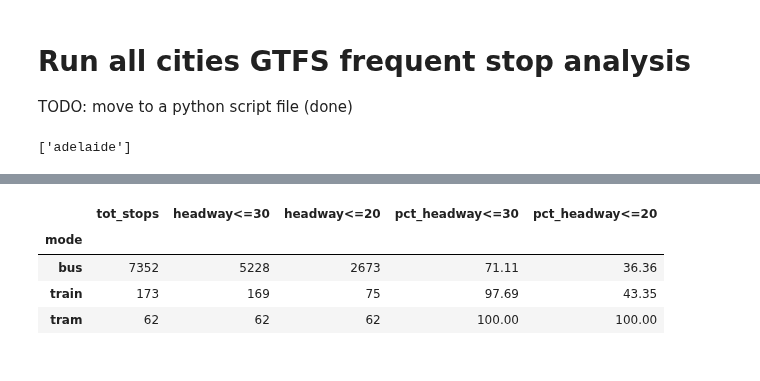
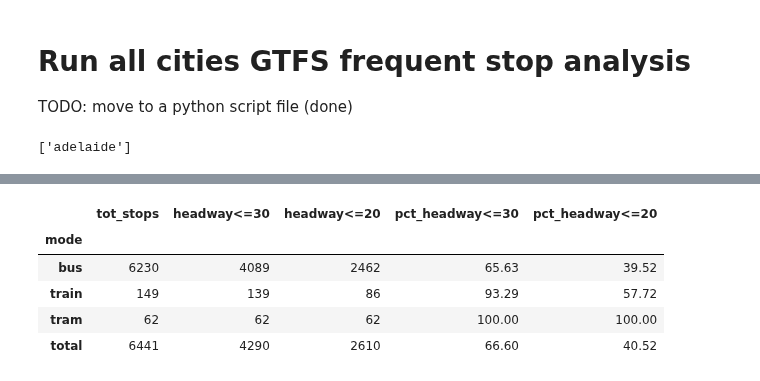
Before and after one commit to healthysustainablecities/global-indicators, a Jupyter notebook: process/GTFS_freq_stop/setup_GTFS_frequent_stops_headway.ipynb, the cells around one changed output, grey strips where cells are left out. Cells and saved outputs as stored; diff of their text form; code cells hidden in the pictures.

Commit message:
update GTFS, add start and end data feature, and file crs while saving

```diff
--- a/process/GTFS_freq_stop/setup_GTFS_frequent_stops_headway.ipynb
+++ b/process/GTFS_freq_stop/setup_GTFS_frequent_stops_headway.ipynb
@@ -184,13 +178,13 @@ end_date=GTFS['{}'.format(city)]['end_date_mmdd']
 peak_hour = GTFS['{}'.format(city)]['modes']['bus']['day_time']
 start_hour = peak_hour[0]
 end_hour = peak_hour[1]
+bbox = GTFS['{}'.format(city)]['bbox']
+crs = GTFS['{}'.format(city)]['crs']
 
 
 headway_intervals = GTFS['{}'.format(city)]['modes']['bus']['intervals']
 route_types = GTFS['{}'.format(city)]['modes']['bus']['route_types']
 agency_ids = GTFS['{}'.format(city)]['modes']['bus']['agency_id']
-
-shape_layer_name = 'Buffered Adelaide'
 # %% [markdown]
 # Load GTFS data into an UrbanAccess transit data frame
 # %% [markdown]
@@ -200,6 +194,7 @@ shape_layer_name = 'Buffered Adelaide'
 - Loading GTFS data into a UrbanAccess transit data object
 # %%
 # revise based on origional function from UrbanAccess, take out the add agency and route type features
-loaded_feeds = ua_load.gtfsfeed_to_df(gtfsfeed_path=gtfsfeed_path)
+# we may want to limit the stops within the study region bounding box for efficiency, as some feeds are regional system
+loaded_feeds = ua_load.gtfsfeed_to_df(gtfsfeed_path=gtfsfeed_path, validation=True, bbox=bbox, remove_stops_outsidebbox=True)
 # %% [output]
 --------------------------------
@@ -331,6 +352,6 @@ def get_weekly_extract_start_date(daily_trip_counts, weekdays_at_least_of_max=0.
 # ensured that all weekdays have at least 90% of the maximum number of
 # daily PT trips during the time span of the week-long extract.
 daily_trip_counts = get_trip_counts_per_day(loaded_feeds)
-usual_start_date = get_weekly_extract_start_date(daily_trip_counts, weekdays_at_least_of_max=0.9, start_date=start_date)
+usual_start_date = get_weekly_extract_start_date(daily_trip_counts, weekdays_at_least_of_max=0.9, start_date=start_date, end_date=end_date)
 usual_start_date
 # %% [output]
@@ -435,6 +457,8 @@ TODO: move to a python script file (done)
 # %% [output]
 ['adelaide']
 # %%
+from gtfs_headway_analysis import *
+
 # get the work directory
 dirname = os.path.abspath('')
 
@@ -442,20 +466,22 @@ dirname = os.path.abspath('')
 gpkgPath_output = os.path.join(dirname, 'frequent_transit_headway_2020May_python.gpkg')
 
 
-for city in [list(GTFS.keys())[0]]:
-    #print(city)
+for city in GTFS.keys():
     city_config = GTFS['{}'.format(city)]
     gtfsfeed_path = city_config['gtfs_filename']
     start_date = city_config['start_date_mmdd']
     end_date = city_config['end_date_mmdd']
     authority = city_config['gtfs_provider']
+    bbox = GTFS['{}'.format(city)]['bbox']
+    crs = GTFS['{}'.format(city)]['crs']
     hour = 'day_time'
 
     # load GTFS Feed
-    loaded_feeds = ua_load.gtfsfeed_to_df(gtfsfeed_path=gtfsfeed_path)
+    loaded_feeds = ua_load.gtfsfeed_to_df(gtfsfeed_path=gtfsfeed_path, validation=True, bbox=bbox, remove_stops_outsidebbox=True)
 
     stop_frequent = pd.DataFrame()
     for mode in city_config['modes'].keys():
+        #print(mode)
         startTime = time.time()
         print('Start to process {} {} analysis during {}'.format(city, mode, hour))
 
@@ -469,52 +495,62 @@ for city in [list(GTFS.keys())[0]]:
 
         #count trips per day
         daily_trip_counts = get_trip_counts_per_day(loaded_feeds)
-        #derive a usual week for frequency analysis
+        # derive a usual/representative week for frequency analysis
         usual_start_date = get_weekly_extract_start_date(daily_trip_counts, weekdays_at_least_of_max=0.9,
-                                                         start_date=start_date)
+                                                         start_date=start_date, end_date=end_date)
 
         # set the start and end date to usual week of weekday operation (Monday to Friday)
         start_date_usual = usual_start_date
         end_date_usual = usual_start_date + timedelta(4)
 
-        stops_headway = gha.get_hlc_stop_frequency(loaded_feeds, start_hour, end_hour, start_date_usual,
+        stops_headway = get_hlc_stop_frequency(loaded_feeds, start_hour, end_hour, start_date_usual,
                            end_date_usual, route_types, agency_ids,
                            dow=['monday','tuesday','wednesday','thursday','friday'])
+
 
         if len(stops_headway) > 0:
             stop_frequent_final = pd.merge(stops_headway, loaded_feeds.stops, how='left', on='stop_id')
             stop_frequent_final['authority'] = authority
             stop_frequent_final['mode'] = mode
             stop_frequent = stop_frequent.append(stop_frequent_final)
-            print('     Complete {} ({}) {} during {} with {} stop counts in {:,.2f} seconds'.format(
+            print('     Complete {} ({}) {} analysis during {} with {} stop counts in {:,.2f} seconds  \n'.format(
                 city, authority, mode, hour, len(stops_headway), time.time() - startTime))
         else:
             print('     {} {} feature is found in {} ({}) during {} \n'.format(
                 len(stops_headway), mode, city, authority, hour))
             continue
 
-    # get spatial features for freqent stops
-    # add stop id geometry
-    stop_frequent['geometry'] = stop_frequent.apply(
-        lambda row: Point(row['stop_lon'], row['stop_lat']), axis=1)
-    stop_frequent_gdf = gpd.GeoDataFrame(stop_frequent)
+    if len(stop_frequent) > 0:
+        # get spatial features for freqent stops
+        # add stop id geometry
+        stop_frequent['geometry'] = stop_frequent.apply(
+            lambda row: Point(row['stop_lon'], row['stop_lat']), axis=1)
+        stop_frequent_gdf = gpd.GeoDataFrame(stop_frequent)
 
-    # show frequent stop stats
-    tot_df = stop_frequent_gdf.groupby('mode')[['stop_id']].count().rename(columns = {'stop_id':'tot_stops'})
-    headway30_df = stop_frequent_gdf[stop_frequent_gdf['headway']<=30].groupby('mode')[['stop_id']].count().rename(columns = {'stop_id':'headway<=30'})
-    headway20_df = stop_frequent_gdf[stop_frequent_gdf['headway']<=20].groupby('mode')[['stop_id']].count().rename(columns = {'stop_id':'headway<=20'})
+        # save to output file
+        # save the frequent stop by study region and modes to a new layer in geopackage
+        stop_frequent_gdf.crs = {'init' :'{}'.format(crs)}
 
-    mode_freq_comparison = pd.concat([tot_df, headway30_df, headway20_df], axis=1)
-    mode_freq_comparison['pct_headway<=30'] = (mode_freq_comparison['headway<=30']*100 / mode_freq_comparison['tot_stops']).round(2)
-    mode_freq_comparison['pct_headway<=20'] = (mode_freq_comparison['headway<=20']*100 / mode_freq_comparison['tot_stops']).round(2)
-    display(mode_freq_comparison)
+        stop_frequent_gdf.to_file(
+            gpkgPath_output,
+            layer='{}_{}min_stops_{}_{}_{}'.format(
+                city, headway_intervals, hour, start_date, end_date),
+            driver='GPKG', OVERWRITE=YES)
 
-    # save to output file
-    # save the frequent stop by study region and modes to a new layer in geopackage
-    stop_frequent_gdf.to_file(
-        gpkgPath_output,
-        layer='{}_{}min_stops_{}_{}_{}'.format(
-            city, headway_intervals, hour, start_date, end_date),
-        driver='GPKG')
+        # show frequent stop stats
+        tot_df = stop_frequent_gdf.groupby('mode')[['stop_id']].count().rename(columns = {'stop_id':'tot_stops'})
+        headway30_df = stop_frequent_gdf[stop_frequent_gdf['headway']<=30].groupby('mode')[['stop_id']].count().rename(columns = {'stop_id':'headway<=30'})
+        headway20_df = stop_frequent_gdf[stop_frequent_gdf['headway']<=20].groupby('mode')[['stop_id']].count().rename(columns = {'stop_id':'headway<=20'})
+
+        mode_freq_comparison = pd.concat([tot_df, headway30_df, headway20_df], axis=1)
+        mode_freq_comparison.loc["total"] = mode_freq_comparison.sum()
+
+        mode_freq_comparison['pct_headway<=30'] = (mode_freq_comparison['headway<=30']*100 / mode_freq_comparison['tot_stops']).round(2)
+        mode_freq_comparison['pct_headway<=20'] = (mode_freq_comparison['headway<=20']*100 / mode_freq_comparison['tot_stops']).round(2)
+        display(mode_freq_comparison)
+    else:
+        print('     Zero stop feature is found in {} ({}) during {} \n'.format(
+        city, authority, hour))
+        continue
 # %% [output]
 --------------------------------
@@ -534,7 +581,8 @@ Start to process adelaide train analysis during day_time
 Start to process adelaide ferry analysis during day_time
      0 ferry feature is found in adelaide (Adelaide Metro) during day_time
 |  | tot_stops | headway<=30 | headway<=20 | pct_headway<=30 | pct_headway<=20 |
 | mode |  |  |  |  |  |
-| bus | 7352 | 5228 | 2673 | 71.11 | 36.36 |
-| train | 173 | 169 | 75 | 97.69 | 43.35 |
+| bus | 6230 | 4089 | 2462 | 65.63 | 39.52 |
+| train | 149 | 139 | 86 | 93.29 | 57.72 |
 | tram | 62 | 62 | 62 | 100.00 | 100.00 |
+| total | 6441 | 4290 | 2610 | 66.60 | 40.52 |
```
Also changed, not shown: parts of 13 cells of this notebook, 3 other files.
